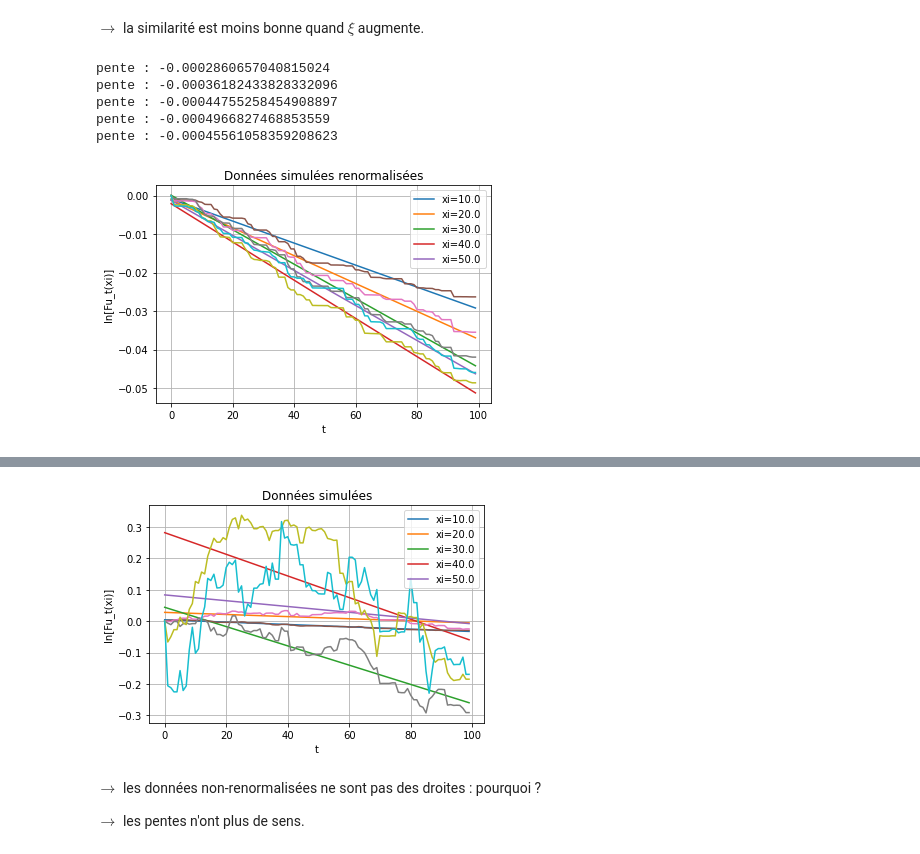
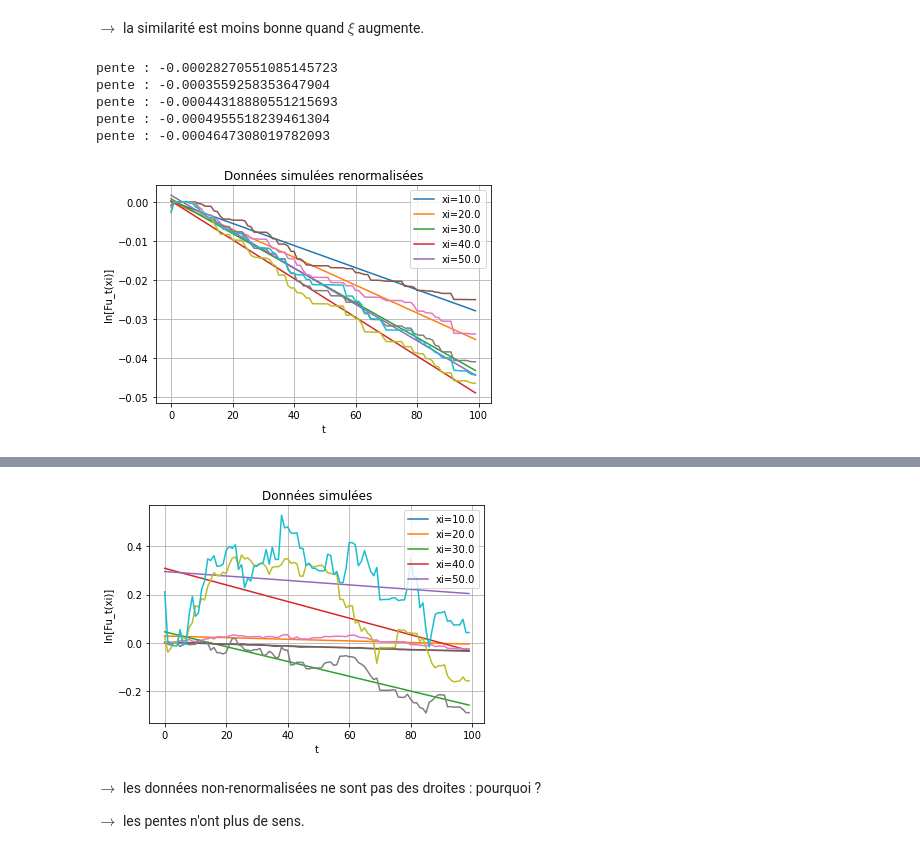
Before and after one commit to Jeremy-Andreoletti/MSV_Project_DFE, a Jupyter notebook: analyse_soledp.ipynb, the cells around one changed output, grey strips where cells are left out. Saved outputs shown, nothing was run; the diff lists cells and outputs as text; code cells hidden in the pictures.

```diff
--- a/analyse_soledp.ipynb
+++ b/analyse_soledp.ipynb
@@ -64,0 +13,7 @@ def normalise2(wt_init,n): # renvoie Wt/moyenne(W0:Wn) pour que toutes les cellu
+# %%
+with open('growthR_sim.npy', 'rb') as f:
+    wt_sim = np.load(f)
+    wt_sim = wt_sim[:,wt_sim[0,:]!=0]
+with open('growthR_sim_noisy.npy', 'rb') as f:
+    wt_sim_noise = np.load(f)
+    wt_sim_noise = wt_sim_noise[:,wt_sim_noise[0,:]!=0]
@@ -170,3 +143,6 @@ wt_real_norm=normalise(wt_real)
+# %%
+n = 5   # number of initial growth rate measures considered to renormalise
+wt_sim_norm=wt_sim/np.median(wt_sim[:n,:], axis=0)
 # %% [markdown]
 # Estimation de $a_{\xi}$
 
@@ -219,12 +195,12 @@ pente : -0.00037392533529743586
 # %% [markdown]
 $\to$ la similarité est moins bonne quand $\xi$ augmente.
 # %%
-draw_log_log(wt_sim_norm,ximin=10,ximax=50,nbreaks_xi=5,tmax=100,titre="Données simulées renormalisées")
-draw_log_log(wt_sim,ximin=10,ximax=50,nbreaks_xi=5,tmax=100,titre="Données simulées")
+draw_log_log(wt_sim_norm,ximin=10,ximax=50,nbreaks_xi=5,tmax=100,n_renorm=5,titre="Données simulées renormalisées")
+draw_log_log(wt_sim,ximin=10,ximax=50,nbreaks_xi=5,tmax=100,n_renorm=5,titre="Données simulées")
 # %% [output]
-pente : -0.0002860657040815024
-pente : -0.00036182433828332096
-pente : -0.00044755258454908897
-pente : -0.0004966827468853559
-pente : -0.00045561058359208623
+pente : -0.00028270551085145723
+pente : -0.0003559258353647904
+pente : -0.00044318880551215693
+pente : -0.0004955518239461304
+pente : -0.0004647308019782093
-[figure, old version]
+[figure, new version]
@@ -236,4 +212,4 @@ pente : -0.0009232364494378412
-[figure, old version]
+[figure, new version]
 # %% [markdown]
 $\to$ les données non-renormalisées ne sont pas des droites : pourquoi ?
 
```
Also changed, not shown: parts of 16 cells of this notebook, 4 other files.
